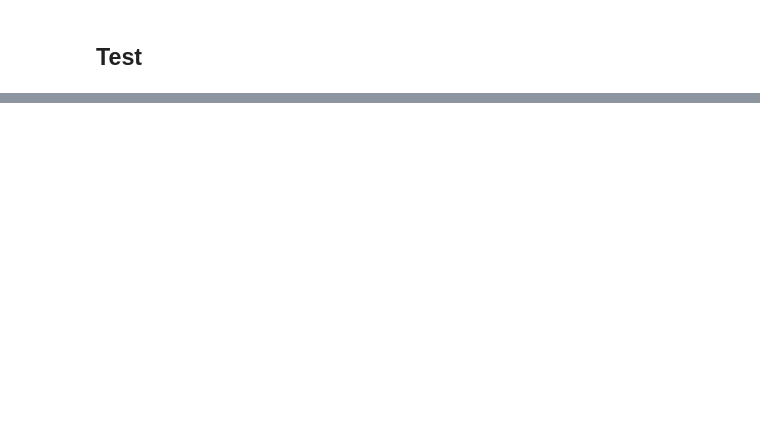
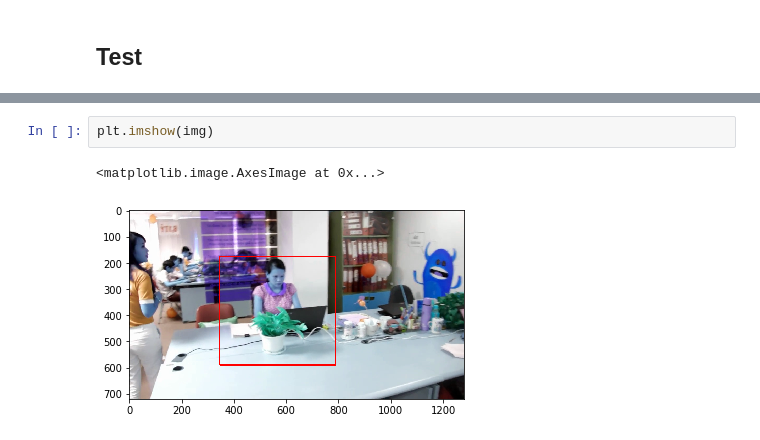
Before and after one commit to damvantai/Hand-Detection, a Jupyter notebook: src/02_Augmentation_Image_Tested.ipynb, the cells around one changed output, grey strips where cells are left out. Saved outputs shown, nothing was run; the diff lists cells and outputs as text; blank space fills up the shorter version.

```diff
--- a/src/02_Augmentation_Image_Tested.ipynb
+++ b/src/02_Augmentation_Image_Tested.ipynb
@@ -198,0 +289,5 @@ plt.imshow(img)
+# %%
+plt.imshow(img)
+# %% [output]
+<matplotlib.image.AxesImage at 0x...>
+[figure, added]
```
Also changed, not shown: parts of 23 cells of this notebook, 3 other files.
